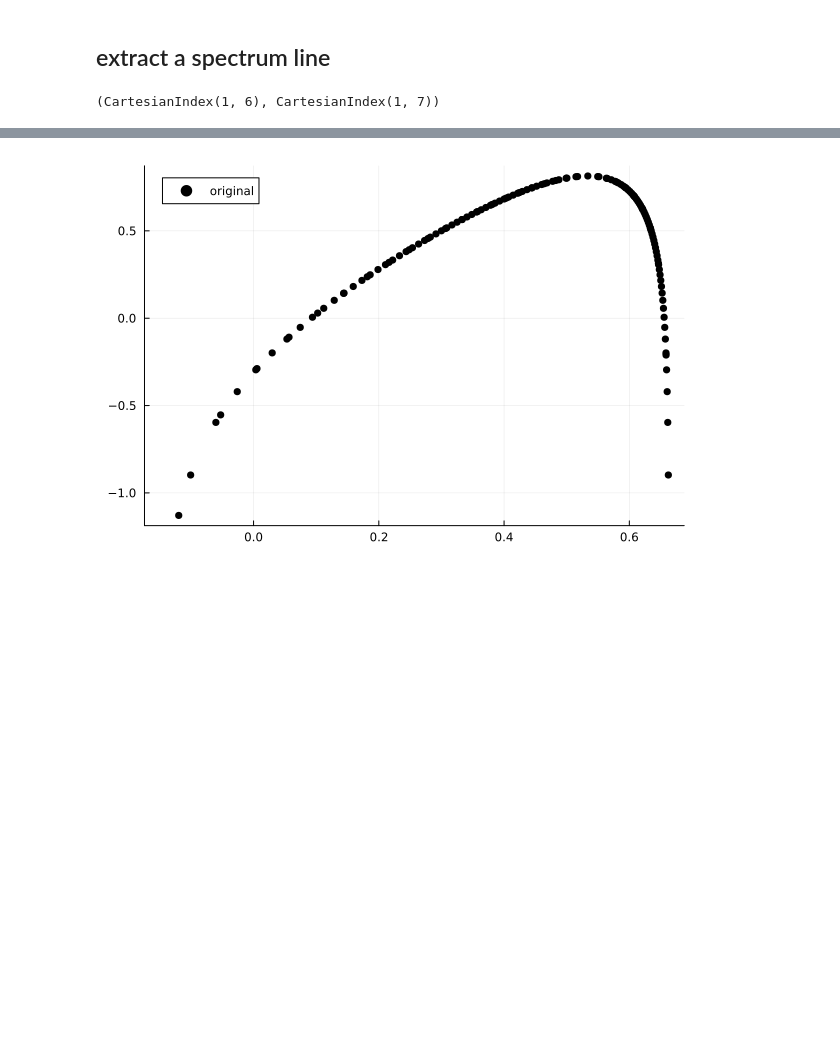
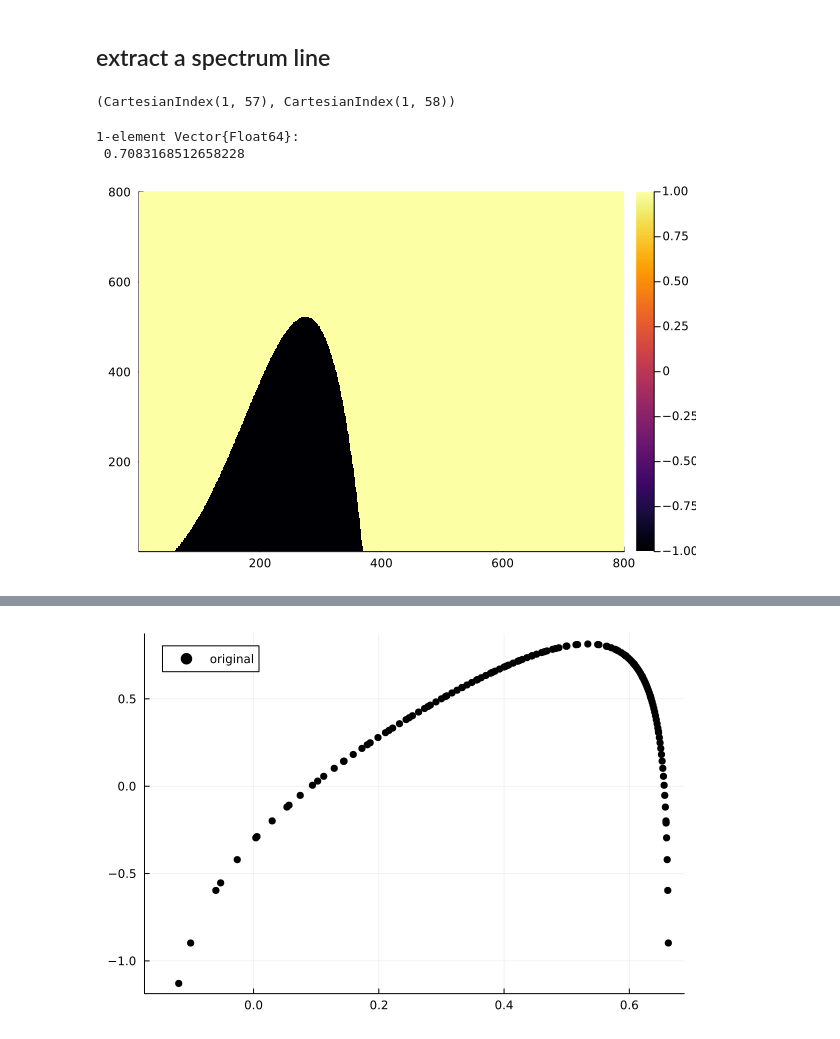
Before and after one commit to yardw/SpectraShooter.jl, a Jupyter notebook: dev.ipynb, the cells around one changed output, grey strips where cells are left out. Drawn from its saved outputs; the diff is of its cells as text; code cells hidden in the pictures; blank space fills up the shorter version.

```diff
--- a/dev.ipynb
+++ b/dev.ipynb
@@ -521,11 +521,11 @@ bisearch(t,m)
 # %% [markdown]
 ## extract a spectrum line
 # %%
-m = DelayedMatrix(zeros(80,80), (y,x)->y - (x^2-0.5-0.01x^5), (0,10), (0,10), logscaled=false);
+m = DelayedMatrix(zeros(800,800), (y,x)->y - (x^2-0.5-0.01x^5), (0,10), (0,10), logscaled=false);
 # %%
 poses = findfirstseed!(m, CartesianIndex(1, 1), CartesianIndex(1, 2))
 # %% [output]
-(CartesianIndex(1, 6), CartesianIndex(1, 7))
+(CartesianIndex(1, 57), CartesianIndex(1, 58))
 # %%
 t = Turtles(max(poses...))
 inds = bisearch(t, m)
@@ -536,3 +536,15 @@ while nothing != next!(t, m)
     push!(ys,m.xaxis(inds[1]))
     push!(xs,m.yaxis(inds[2]))
 end
+# %%
+t = Turtles(max(poses...))
+inds = bisearch(t, m)
+ys = [m.xaxis(inds[1])]
+xs = [m.yaxis(inds[2])]
+# %% [output]
+1-element Vector{Float64}:
+ 0.7083168512658228
+# %%
+heatmap(sign.(m))
+# %% [output]
+[figure, added]
```
Also changed, not shown: parts of 4 cells of this notebook, 3 other files.
